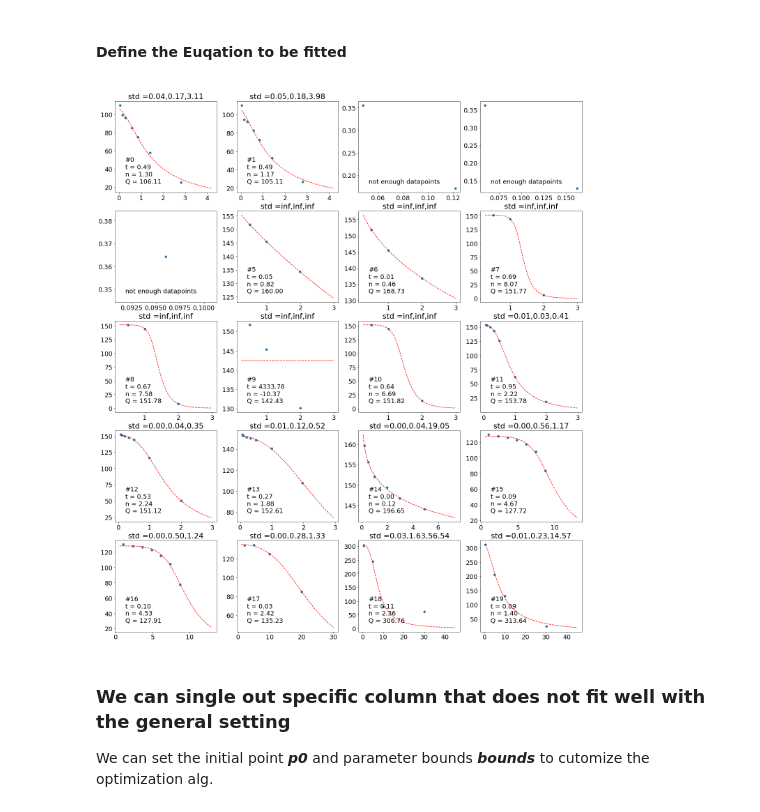
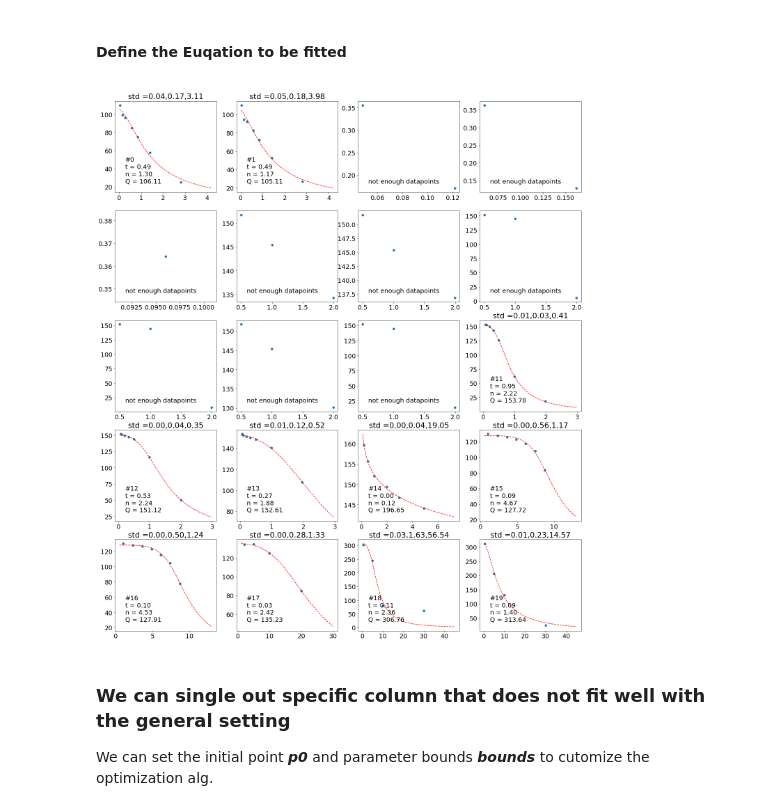
Before and after one commit to BatteryDesign/BatteryRateCap, a Jupyter notebook: Fitting_visualization.ipynb, the cells around one changed output. Saved outputs shown, nothing was run; the diff lists cells and outputs as text; code cells hidden in the pictures.

```diff
--- a/Fitting_visualization.ipynb
+++ b/Fitting_visualization.ipynb
@@ -138,35 +138,35 @@ list_of_n = []
 list_of_Q = []
 list_of_col = []
 for i in range(int(len(df.columns)/2)):
     # choose the input and output variables
     R = df.iloc[:,2*i].values[0:]
     R = R[~pd.isnull(R)]
     y = df.iloc[:,2*i+1].values[0:]
     y = y[~pd.isnull(y)]
-    if len(R)>=3:
+    if len(R)>=4:
         par, cov = curve_fit(objective, R, y, p0=[100,0.5,100])#, bounds=([-np.inf, 0, 0],[np.inf, 10, 500]))
         t,n,Q = par
         #print("\n\n")
         #par_std(t, n, Q, cov)
         std = np.sqrt(np.diag(cov))
         labs = '#'+str(i)+'\nt = ' + f'{t:.2f}' +'\nn = ' + f'{n:.2f}' + '\nQ = ' + f'{Q:.2f}'
         ax = plt.subplot(5, 4, i+1, title= '\nstd =' + f'{std[0]:.2f}'+ ','+ f'{std[1]:.2f}'+ ',' + f'{std[2]:.2f}')
         plt.text(0.1, 0.1, labs, transform=ax.transAxes)
         #ax.legend(lab,fontsize=18)
         ax = plot_fit(R, y, t, n, Q)
     else:
         t = 0
         n = 0
         Q = 0
         ax = plt.subplot(5, 4, i+1)
         plt.text(0.1, 0.1, 'not enough datapoints', transform=ax.transAxes)
         ax = plt.scatter(R,y)
 
     list_of_t.append(t)
     list_of_n.append(n)
     list_of_Q.append(Q)
 # %% [output]
-[figure, old version]
+[figure, new version]
 # %% [markdown]
 ### We can single out specific column that does not fit well with the general setting
 We can set the initial point ***p0*** and parameter bounds ***bounds*** to cutomize the optimization alg.
```
Also changed, not shown: parts of 14 cells of this notebook.
